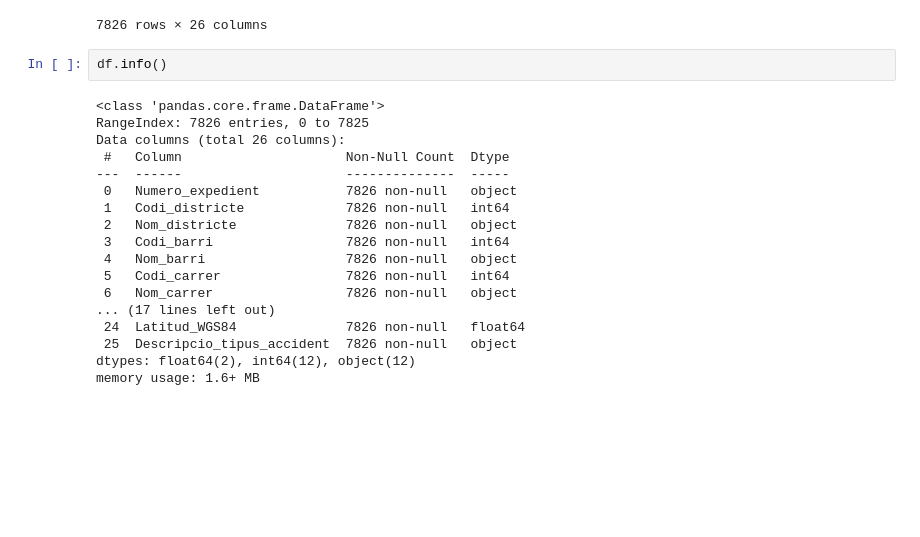
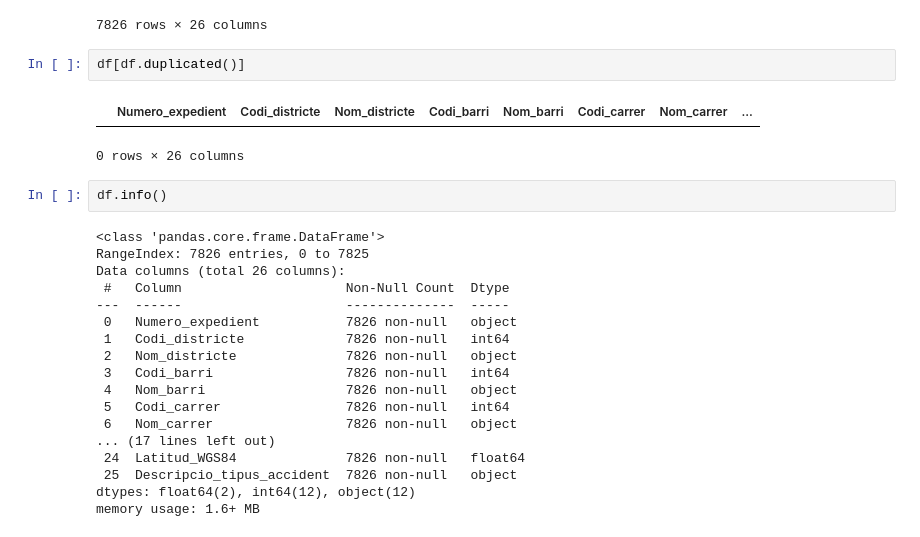
Before and after one commit to PacoFletcher/Proyecto-Machine-Learning, a Jupyter notebook: jupyters/Preparado_2023.ipynb, the cells around one changed output. Saved outputs shown, nothing was run; the diff lists cells and outputs as text; blank space fills up the shorter version.

```diff
--- a/jupyters/Preparado_2023.ipynb
+++ b/jupyters/Preparado_2023.ipynb
@@ -107,6 +107,11 @@ df
 | 7824 | 2023S007741 | 4 | Les Corts | 20 | la Maternitat i Sant Ramon | 244209 | Joan XXIII ... | ... |
 | 7825 | 2023S007742 | 4 | Les Corts | 20 | la Maternitat i Sant Ramon | 701434 | Carles III / Mejía Lequerica ... | ... |
 7826 rows × 26 columns
+# %%
+df[df.duplicated()]
+# %% [output]
+|  | Numero_expedient | Codi_districte | Nom_districte | Codi_barri | Nom_barri | Codi_carrer | Nom_carrer | ... |
+0 rows × 26 columns
 # %%
 df.info()
 # %% [output]
```
Also changed, not shown: parts of 1 cell of this notebook, 4 other files.
